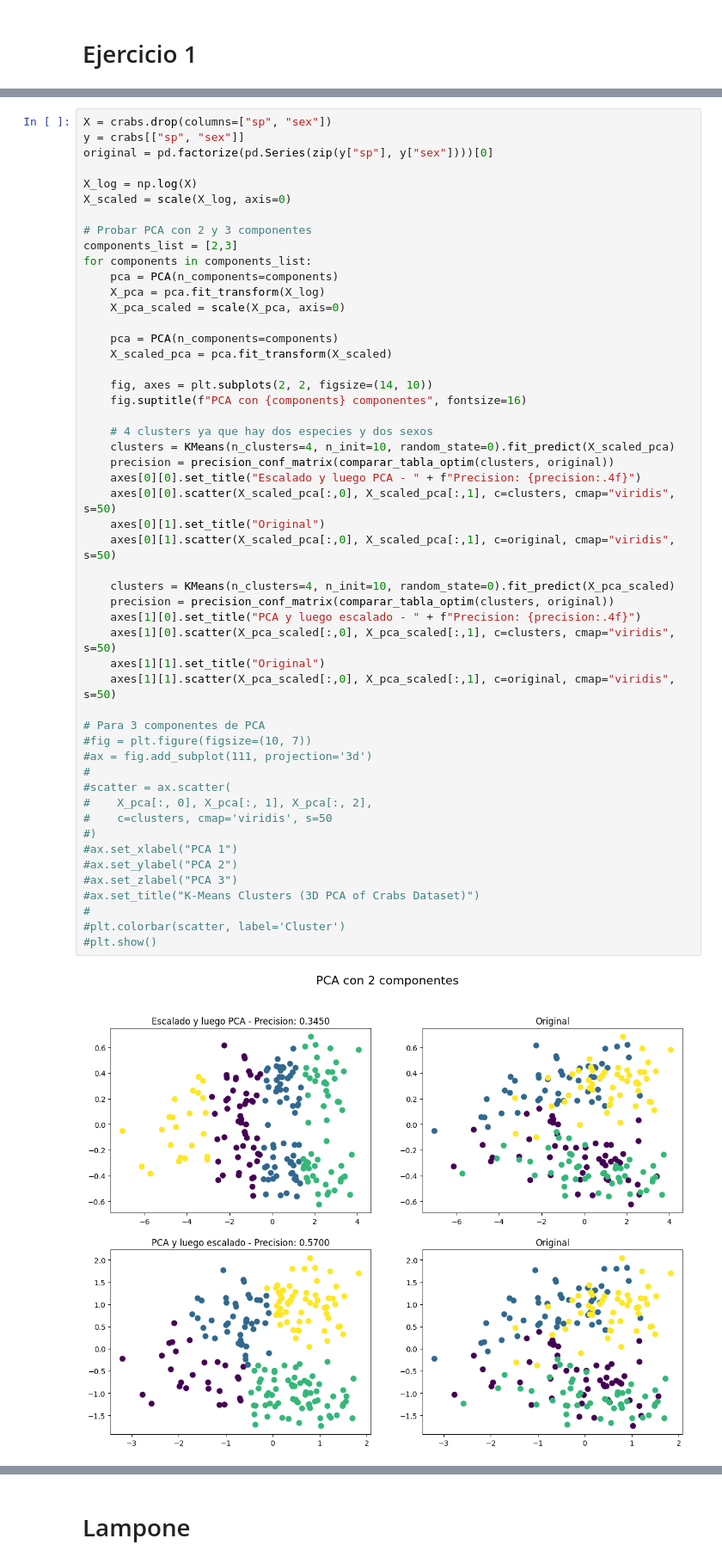
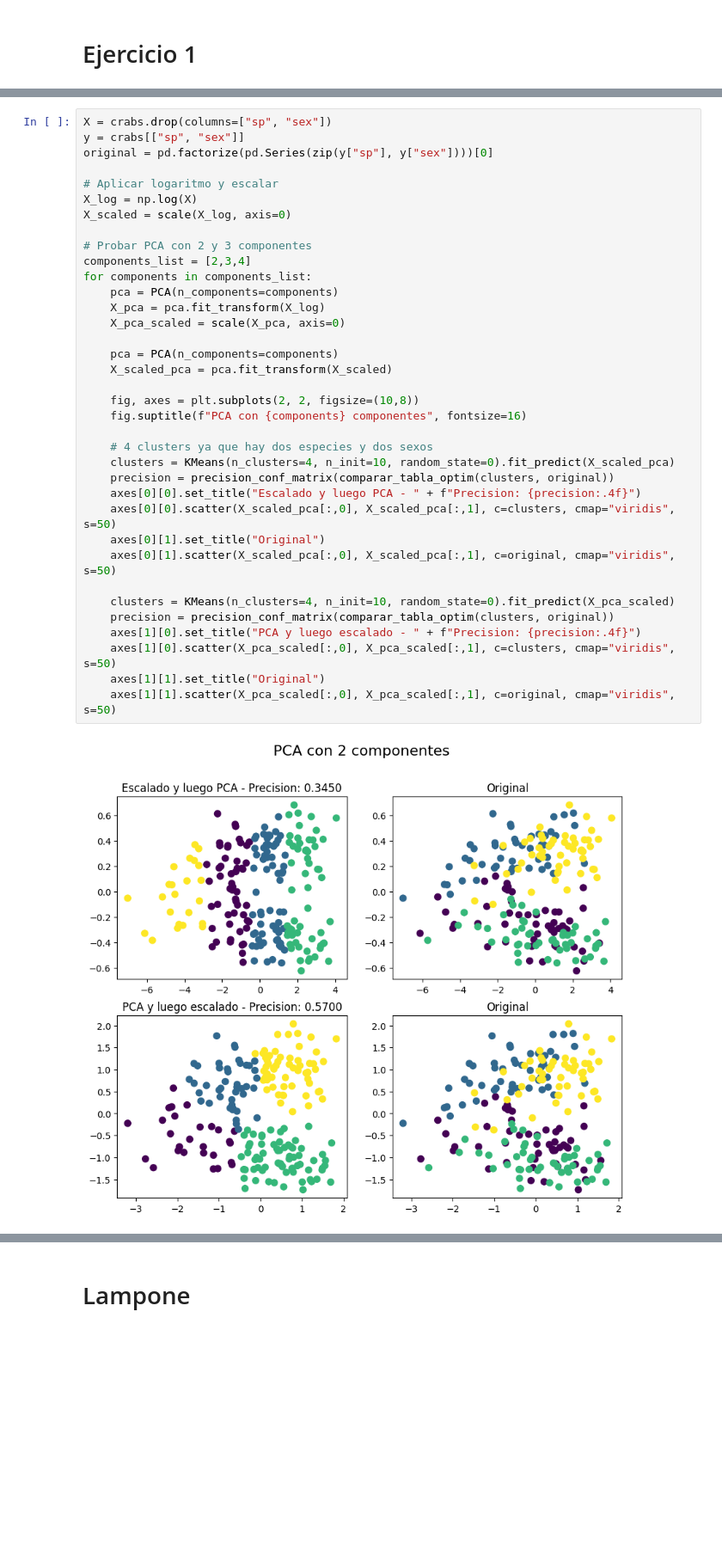
Before and after one commit to SantiagoRotman/TMD, a Jupyter notebook: TP3/TMD_TP3_Clustering.ipynb, the cells around one changed output, grey strips where cells are left out. Shown at 86% size. Cells and saved outputs as stored; diff of their text form; blank space fills up the shorter version.

```diff
--- a/TP3/TMD_TP3_Clustering.ipynb
+++ b/TP3/TMD_TP3_Clustering.ipynb
@@ -177,51 +184,36 @@ X = crabs.drop(columns=["sp", "sex"])
 y = crabs[["sp", "sex"]]
 original = pd.factorize(pd.Series(zip(y["sp"], y["sex"])))[0]
 
+# Aplicar logaritmo y escalar
 X_log = np.log(X)
 X_scaled = scale(X_log, axis=0)
 
 # Probar PCA con 2 y 3 componentes
-components_list = [2,3]
+components_list = [2,3,4]
 for components in components_list:
     pca = PCA(n_components=components)
     X_pca = pca.fit_transform(X_log)
     X_pca_scaled = scale(X_pca, axis=0)
 
     pca = PCA(n_components=components)
     X_scaled_pca = pca.fit_transform(X_scaled)
 
-    fig, axes = plt.subplots(2, 2, figsize=(14, 10))
+    fig, axes = plt.subplots(2, 2, figsize=(10,8))
     fig.suptitle(f"PCA con {components} componentes", fontsize=16)
 
     # 4 clusters ya que hay dos especies y dos sexos
     clusters = KMeans(n_clusters=4, n_init=10, random_state=0).fit_predict(X_scaled_pca)
     precision = precision_conf_matrix(comparar_tabla_optim(clusters, original))
     axes[0][0].set_title("Escalado y luego PCA - " + f"Precision: {precision:.4f}")
     axes[0][0].scatter(X_scaled_pca[:,0], X_scaled_pca[:,1], c=clusters, cmap="viridis", s=50)
     axes[0][1].set_title("Original")
     axes[0][1].scatter(X_scaled_pca[:,0], X_scaled_pca[:,1], c=original, cmap="viridis", s=50)
 
     clusters = KMeans(n_clusters=4, n_init=10, random_state=0).fit_predict(X_pca_scaled)
     precision = precision_conf_matrix(comparar_tabla_optim(clusters, original))
     axes[1][0].set_title("PCA y luego escalado - " + f"Precision: {precision:.4f}")
     axes[1][0].scatter(X_pca_scaled[:,0], X_pca_scaled[:,1], c=clusters, cmap="viridis", s=50)
     axes[1][1].set_title("Original")
     axes[1][1].scatter(X_pca_scaled[:,0], X_pca_scaled[:,1], c=original, cmap="viridis", s=50)
-
-# Para 3 componentes de PCA
-#fig = plt.figure(figsize=(10, 7))
-#ax = fig.add_subplot(111, projection='3d')
-#
-#scatter = ax.scatter(
-#    X_pca[:, 0], X_pca[:, 1], X_pca[:, 2],
-#    c=clusters, cmap='viridis', s=50
-#)
-#ax.set_xlabel("PCA 1")
-#ax.set_ylabel("PCA 2")
-#ax.set_zlabel("PCA 3")
-#ax.set_title("K-Means Clusters (3D PCA of Crabs Dataset)")
-#
-#plt.colorbar(scatter, label='Cluster')
-#plt.show()
 # %% [output]
-[figure, old version]
+[figure, new version]
```
Also changed, not shown: parts of 28 cells of this notebook, 9 other files.
